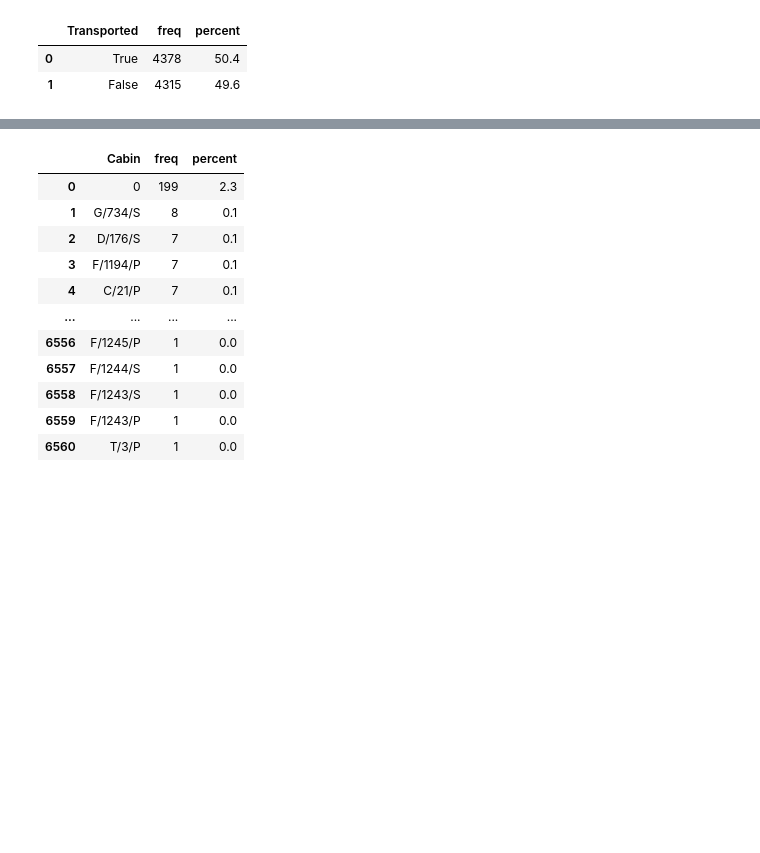
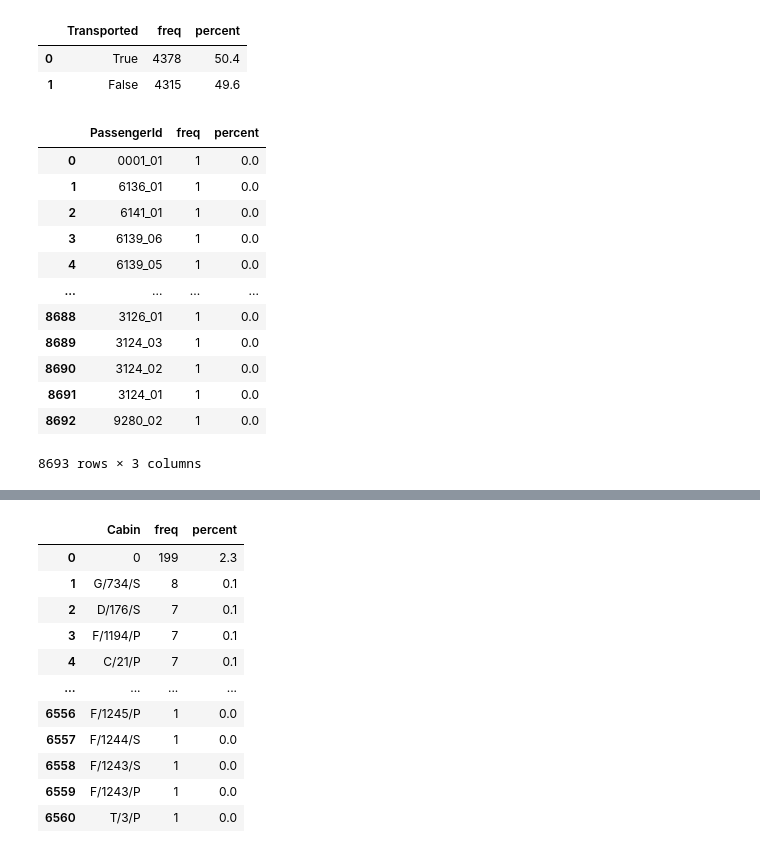
Before and after one commit to FranciscoFoz/machine-learning-training, a Jupyter notebook: spaceship-titanic.ipynb, the cells around one changed output, grey strips where cells are left out. Drawn from its saved outputs; the diff is of its cells as text; code cells hidden in the pictures; blank space fills up the shorter version.

```diff
--- a/spaceship-titanic.ipynb
+++ b/spaceship-titanic.ipynb
@@ -113,3 +148,19 @@ tabela_freq(spaceship_analise,'Transported')
 |  | Transported | freq | percent |
 | 0 | True | 4378 | 50.4 |
 | 1 | False | 4315 | 49.6 |
+# %%
+tabela_freq(spaceship_analise,'PassengerId')
+# %% [output]
+|  | PassengerId | freq | percent |
+| 0 | 0001_01 | 1 | 0.0 |
+| 1 | 6136_01 | 1 | 0.0 |
+| 2 | 6141_01 | 1 | 0.0 |
+| 3 | 6139_06 | 1 | 0.0 |
+| 4 | 6139_05 | 1 | 0.0 |
+| ... | ... | ... | ... |
+| 8688 | 3126_01 | 1 | 0.0 |
+| 8689 | 3124_03 | 1 | 0.0 |
+| 8690 | 3124_02 | 1 | 0.0 |
+| 8691 | 3124_01 | 1 | 0.0 |
+| 8692 | 9280_02 | 1 | 0.0 |
+8693 rows × 3 columns
```
Also changed, not shown: parts of 27 cells of this notebook.
